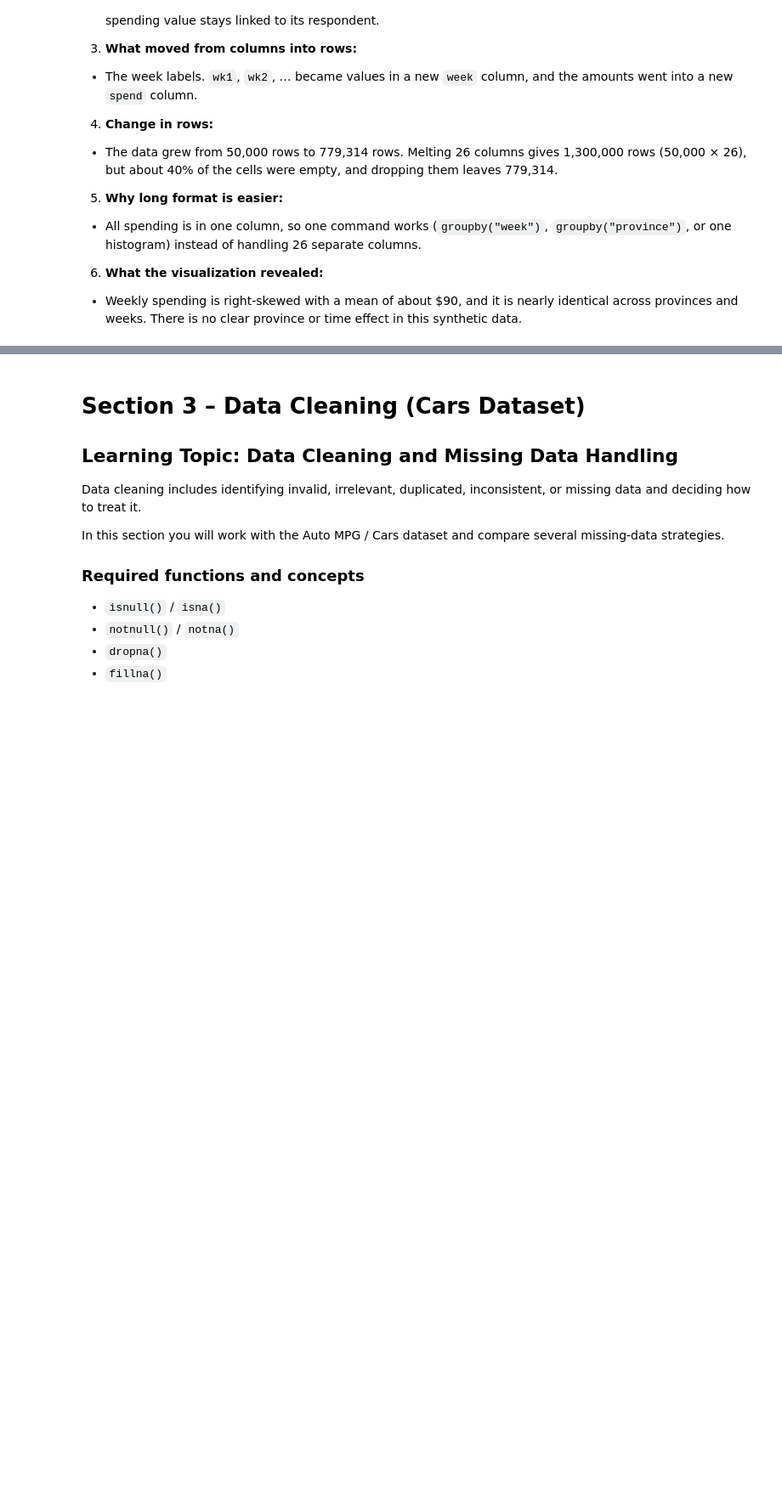
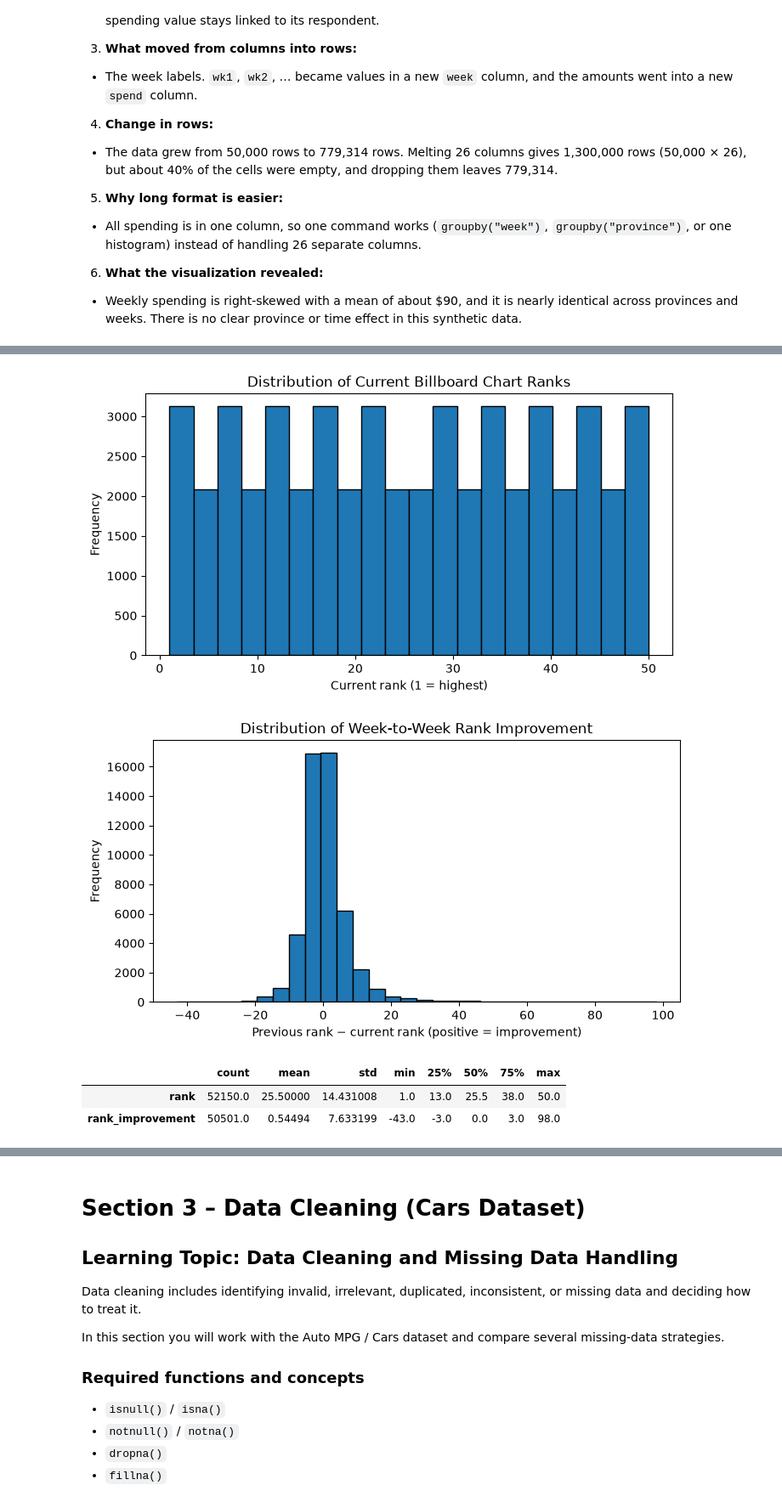
Before and after one commit to AlamirConestoga/Tidying_Cleaning_Imputation_Outlier_Detection, a Jupyter notebook: week5Lab_Students.ipynb, the cells around one changed output, grey strips where cells are left out. Shown at 85% size. Drawn from its saved outputs; the diff is of its cells as text; code cells hidden in the pictures; blank space fills up the shorter version.

Commit message:
Complete Billboard dataset analysis and Lab 2 documentation

```diff
--- a/week5Lab_Students.ipynb
+++ b/week5Lab_Students.ipynb
@@ -569,0 +701,20 @@ Answer all questions:
+# %%
+features = clean.copy()
+
+if date_col:
+    features["chart_year"] = features[date_col].dt.year
+    features["chart_month"] = features[date_col].dt.month
+    features["chart_day_name"] = features[date_col].dt.day_name()
+
+current_col = resolved["current_rank"]
+previous_col = resolved.get("previous_rank")
+if previous_col:
+    # Positive values mean improvement: previous rank minus current rank.
+    features["rank_improvement"] = features[previous_col] - features[current_col]
+
+song_col = resolved["song"]
+artist_col = resolved["artist"]
+features["song_clean"] = features[song_col].astype("string").str.replace(r"\s+", " ", regex=True).str.strip()
+features["artist_clean"] = features[artist_col].astype("string").str.replace(r"\s+", " ", regex=True).str.strip()
+
+display(features.head())
@@ -569,0 +732,23 @@ Answer all questions:
+# %%
+plt.figure(figsize=(8, 4))
+features[current_col].dropna().plot(kind="hist", bins=20, edgecolor="black")
+plt.title("Distribution of Current Billboard Chart Ranks")
+plt.xlabel("Current rank (1 = highest)")
+plt.ylabel("Frequency")
+plt.show()
+
+if "rank_improvement" in features.columns:
+    plt.figure(figsize=(8, 4))
+    features["rank_improvement"].dropna().plot(kind="hist", bins=30, edgecolor="black")
+    plt.title("Distribution of Week-to-Week Rank Improvement")
+    plt.xlabel("Previous rank − current rank (positive = improvement)")
+    plt.ylabel("Frequency")
+    plt.show()
+
+display(features[[current_col] + (["rank_improvement"] if "rank_improvement" in features.columns else [])].describe().T)
+# %% [output]
+[figure, added]
+[figure, added]
+|  | count | mean | std | min | 25% | 50% | 75% | max |
+| rank | 52150.0 | 25.50000 | 14.431008 | 1.0 | 13.0 | 25.5 | 38.0 | 50.0 |
+| rank_improvement | 50501.0 | 0.54494 | 7.633199 | -43.0 | -3.0 | 0.0 | 3.0 | 98.0 |
```
Also changed, not shown: parts of 54 cells of this notebook, 1 other file.
